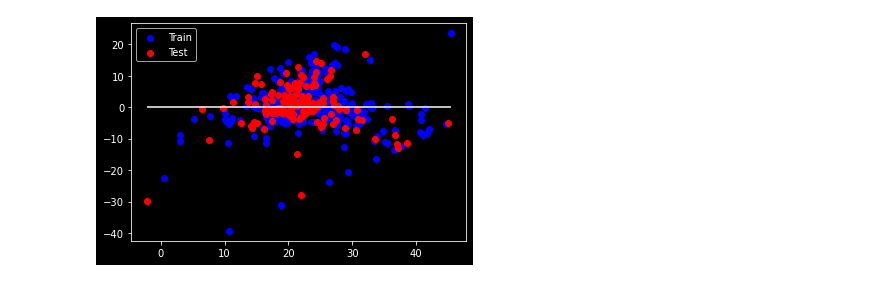
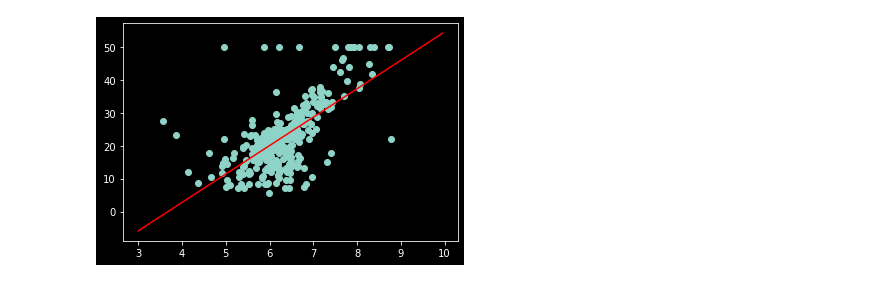
Before and after one commit to franneck94/UdemyML, a Jupyter notebook: Chapter5_Regression/LinearRegressionImplementation/LinearRegression_Implementation.ipynb, the cells around one changed output. Saved outputs shown, nothing was run; the diff lists cells and outputs as text; code cells hidden in the pictures.

```diff
--- a/Chapter5_Regression/LinearRegressionImplementation/LinearRegression_Implementation.ipynb
+++ b/Chapter5_Regression/LinearRegressionImplementation/LinearRegression_Implementation.ipynb
@@ -107,10 +91,18 @@ class LinearRegression:
         return r2_score
+# %%
+x = dataset.data[:, 5]
+y = dataset.target
+
+x_train, x_test, y_train, y_test = train_test_split(x, y, test_size=0.3)
 # %%
-regr = LinearRegression()
+regr = SimpleLinearRegression()
 regr.fit(x_train, y_train)
-r2_score = regr.score(x_test, y_test)
+y_pred = regr.predict(x_test)
+r2_own = regr.score(x_test, y_test)
+r2_sklearn = r2_score(y_test, y_pred)
 
-print(f"Coefs:\n{regr.coef_}")
+print(f"Coef: {regr.coef_}")
 print(f"Intercept: {regr.intercept_}")
-print(f"R2-score: {r2_score}")
+print(f"R2: {r2_own}")
+print(f"R2: {r2_sklearn}")
 # %% [output]
@@ -146,4 +113,9 @@ def plot_residuals(regr, x_train, y_train, x_test, y_test):
-# %%
-plot_residuals(regr, x_train, y_train, x_test, y_test)
-# %% [output]
-[figure, removed]
+# %%
+x_arange = np.arange(start=3.0, stop=10.0, step=0.05)
+y_arange = regr.predict(x_arange)
+
+plt.scatter(x_train, y_train)
+plt.plot(x_arange, y_arange, color="red")
+plt.show()
+# %% [output]
+[figure, added]
```
Also changed, not shown: parts of 8 cells of this notebook, 3 other files.
